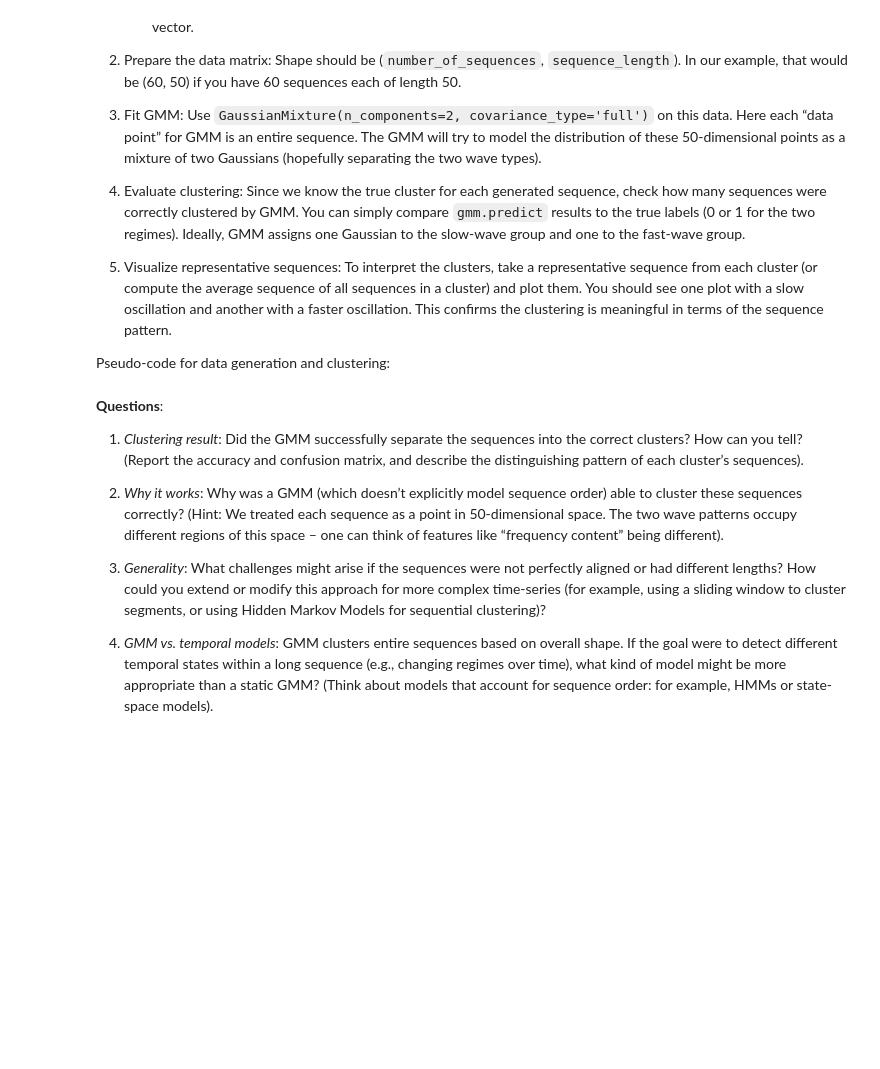
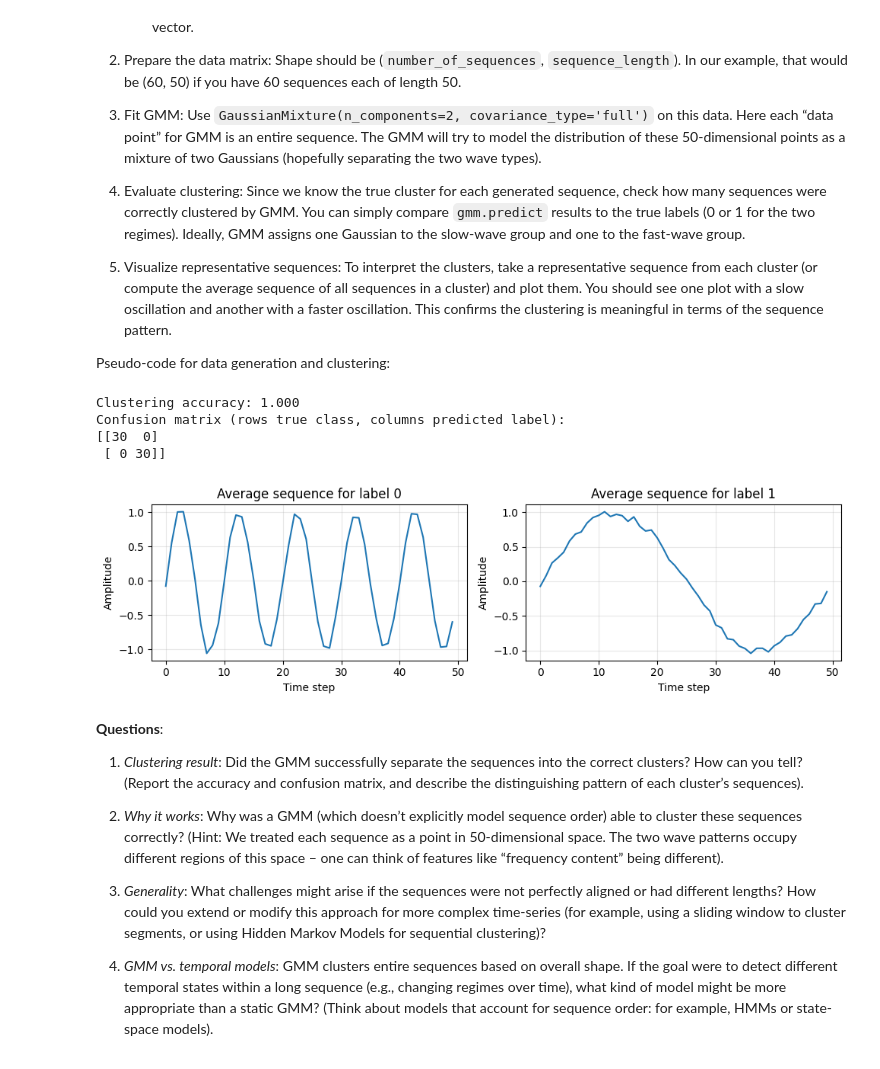
Before and after one commit to MatiPl01/machine-learning, a Jupyter notebook: lab3/Lab1-GMM-student.ipynb, the cells around one changed output. Drawn from its saved outputs; the diff is of its cells as text; code cells hidden in the pictures; blank space fills up the shorter version.

```diff
--- a/lab3/Lab1-GMM-student.ipynb
+++ b/lab3/Lab1-GMM-student.ipynb
@@ -426,37 +562,67 @@ Pseudo-code for data generation and clustering:
 # %%
 import numpy as np
 import matplotlib.pyplot as plt
+from sklearn.mixture import GaussianMixture
+from sklearn.metrics import accuracy_score, confusion_matrix
 
 # Generate sequences
 np.random.seed(0)
 n_seq = 60
 seq_len = 50
-# Define two frequencies (periods)
 T1 = 10  # fast oscillation period (~5 cycles in 50 points)
 T2 = 50  # slow oscillation period (~1 cycle in 50 points)
 sequences = []
 labels_seq = []
 t = np.arange(seq_len)
 for i in range(n_seq):
-    if i < n_seq//2:
-        # Cluster 0: fast wave
-        seq = np.sin(2*np.pi * t / T1) + 0.2*np.random.randn(seq_len)
-        labels_seq.append(0)
+    if i < n_seq // 2:
+        seq = np.sin(2 * np.pi * t / T1) + 0.2 * np.random.randn(seq_len)
+        labels_seq.append(0)  # fast
     else:
-        # Cluster 1: slow wave
-        seq = np.sin(2*np.pi * t / T2) + 0.2*np.random.randn(seq_len)
-        labels_seq.append(1)
+        seq = np.sin(2 * np.pi * t / T2) + 0.2 * np.random.randn(seq_len)
+        labels_seq.append(1)  # slow
     sequences.append(seq)
-X_seq = np.array(sequences)  # shape (60, 50)
+X_seq = np.array(sequences)
+labels_seq = np.array(labels_seq)
 
 # Fit GMM
-# TODO
+seq_gmm = GaussianMixture(n_components=2, covariance_type="full", random_state=0)
+seq_gmm.fit(X_seq)
+cluster_ids = seq_gmm.predict(X_seq)
+
+# Assign semantic labels based on average absolute derivative (higher for fast waves)
+mean_derivative = []
+for k in range(2):
+    cluster_mean = X_seq[cluster_ids == k].mean(axis=0)
+    mean_derivative.append(np.mean(np.abs(np.diff(cluster_mean))))
+order = np.argsort(mean_derivative)[::-1]  # first entry corresponds to fast pattern
+cluster_to_label = {order[0]: 0, order[1]: 1}
+assigned_labels = np.array([cluster_to_label[c] for c in cluster_ids])
 
 # Evaluate clustering accuracy
-# TODO
+acc = accuracy_score(labels_seq, assigned_labels)
+cm = confusion_matrix(labels_seq, assigned_labels)
+print(f"Clustering accuracy: {acc:.3f}")
+print("Confusion matrix (rows true class, columns predicted label):")
+print(cm)
 
-# Compute average sequence for each cluster:
-# TODO
+# Compute average sequence for each predicted label and plot
+fig, axes = plt.subplots(1, 2, figsize=(10, 3))
+for label in range(2):
+    mean_seq = X_seq[assigned_labels == label].mean(axis=0)
+    axes[label].plot(t, mean_seq)
+    axes[label].set_title(f"Average sequence for label {label}")
+    axes[label].set_xlabel("Time step")
+    axes[label].set_ylabel("Amplitude")
+    axes[label].grid(True, alpha=0.3)
+plt.tight_layout()
+plt.show()
+# %% [output]
+Clustering accuracy: 1.000
+Confusion matrix (rows true class, columns predicted label):
+[[30  0]
+ [ 0 30]]
+[figure, added]
 # %% [markdown]
 **Questions**:
 
```
Also changed, not shown: parts of 8 cells of this notebook.
